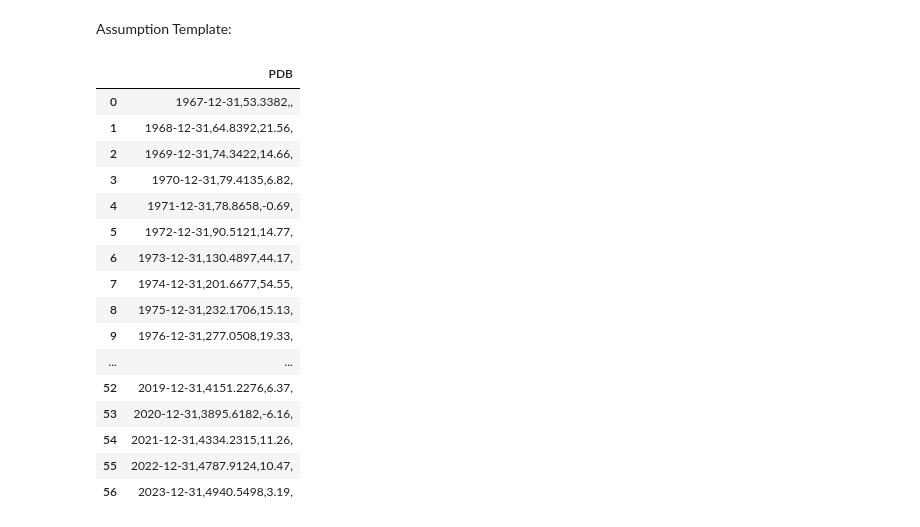
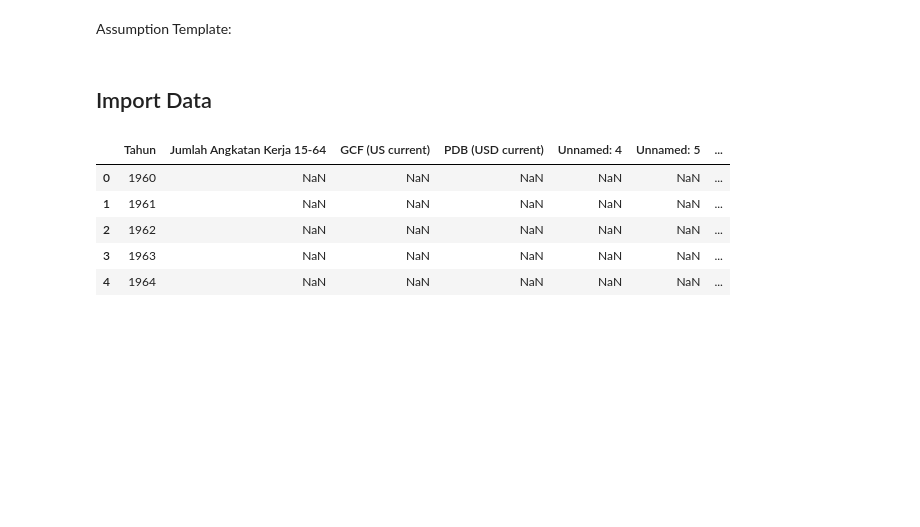
Before and after one commit to kurniawanchandraw/Ujian-Tengah-Semester, a Jupyter notebook: UTS.ipynb, the cells around one changed output. Cells and saved outputs as stored; diff of their text form; code cells hidden in the pictures; blank space fills up the shorter version.

```diff
--- a/UTS.ipynb
+++ b/UTS.ipynb
@@ -124,22 +122,12 @@ import pandas as pd
+# %% [markdown]
+## Import Data
 # %%
-pdb = pd.read_excel('PDBB.xlsx')
+data = pd.read_excel('data uts.xlsx', sheet_name='Sheet1')
+data.head()
+# %% [output]
+|  | Tahun | Jumlah Angkatan Kerja 15-64 | GCF (US current) | PDB (USD current) | Unnamed: 4 | Unnamed: 5 | ... |
+| 0 | 1960 | NaN | NaN | NaN | NaN | NaN | ... |
+| 1 | 1961 | NaN | NaN | NaN | NaN | NaN | ... |
+| 2 | 1962 | NaN | NaN | NaN | NaN | NaN | ... |
+| 3 | 1963 | NaN | NaN | NaN | NaN | NaN | ... |
+| 4 | 1964 | NaN | NaN | NaN | NaN | NaN | ... |
-# %%
-pdb
-# %% [output]
-|  | PDB |
-| 0 | 1967-12-31,53.3382,, |
-| 1 | 1968-12-31,64.8392,21.56, |
-| 2 | 1969-12-31,74.3422,14.66, |
-| 3 | 1970-12-31,79.4135,6.82, |
-| 4 | 1971-12-31,78.8658,-0.69, |
-| 5 | 1972-12-31,90.5121,14.77, |
-| 6 | 1973-12-31,130.4897,44.17, |
-| 7 | 1974-12-31,201.6677,54.55, |
-| 8 | 1975-12-31,232.1706,15.13, |
-| 9 | 1976-12-31,277.0508,19.33, |
-| ... | ... |
-| 52 | 2019-12-31,4151.2276,6.37, |
-| 53 | 2020-12-31,3895.6182,-6.16, |
-| 54 | 2021-12-31,4334.2315,11.26, |
-| 55 | 2022-12-31,4787.9124,10.47, |
-| 56 | 2023-12-31,4940.5498,3.19, |
```
Also changed, not shown: parts of 46 cells of this notebook, 1 other file.
